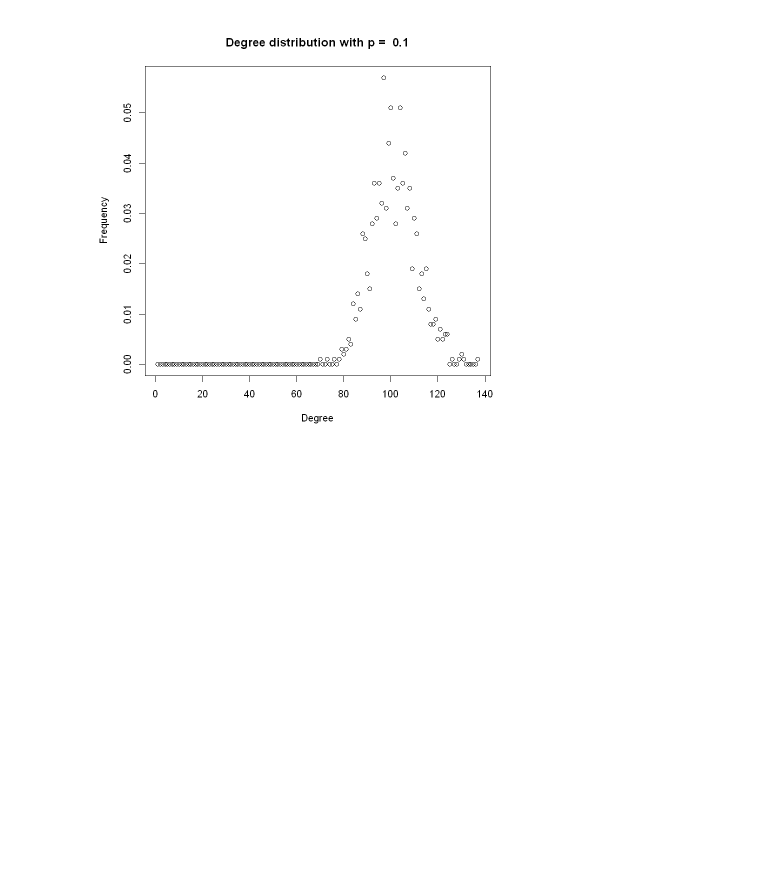
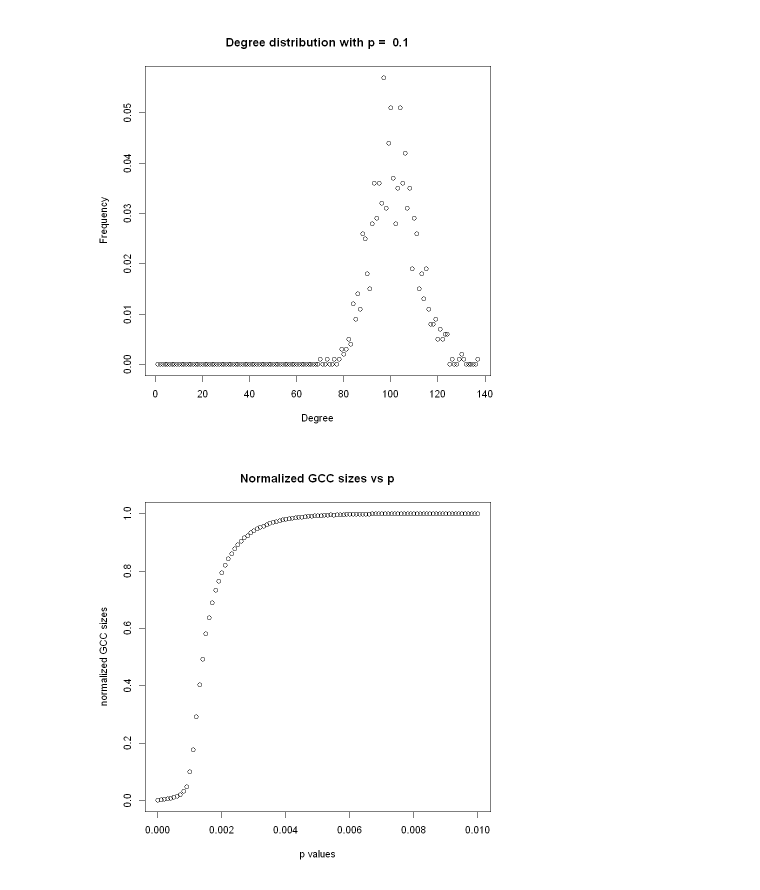
Before and after one commit to CapnSquirrel/ECE-232E, a Jupyter notebook: Project1/Project1.ipynb, the cells around one changed output. Cells and saved outputs as stored; diff of their text form; code cells hidden in the pictures; blank space fills up the shorter version.

```diff
--- a/Project1/Project1.ipynb
+++ b/Project1/Project1.ipynb
@@ -133,3 +142,7 @@ er_1ab(0.1)
 [1] "All realizations connected:  TRUE"
 [1] "Probability to be connected:  1"
 [figure]
+# %%
+er_1c()
+# %% [output]
+[figure, added]
```
Also changed, not shown: parts of 8 cells of this notebook.
